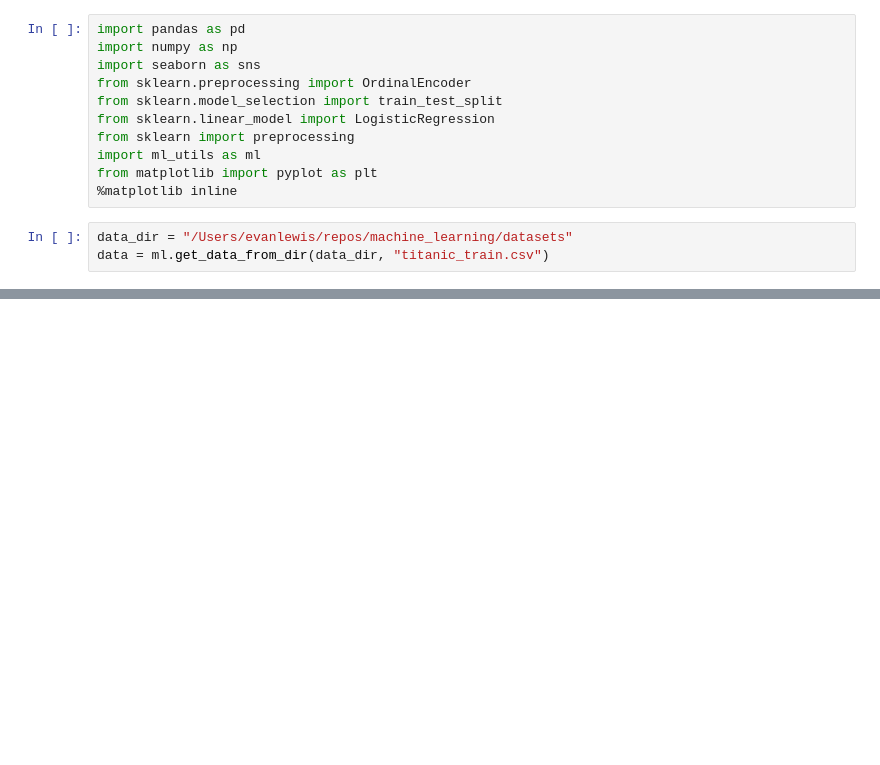
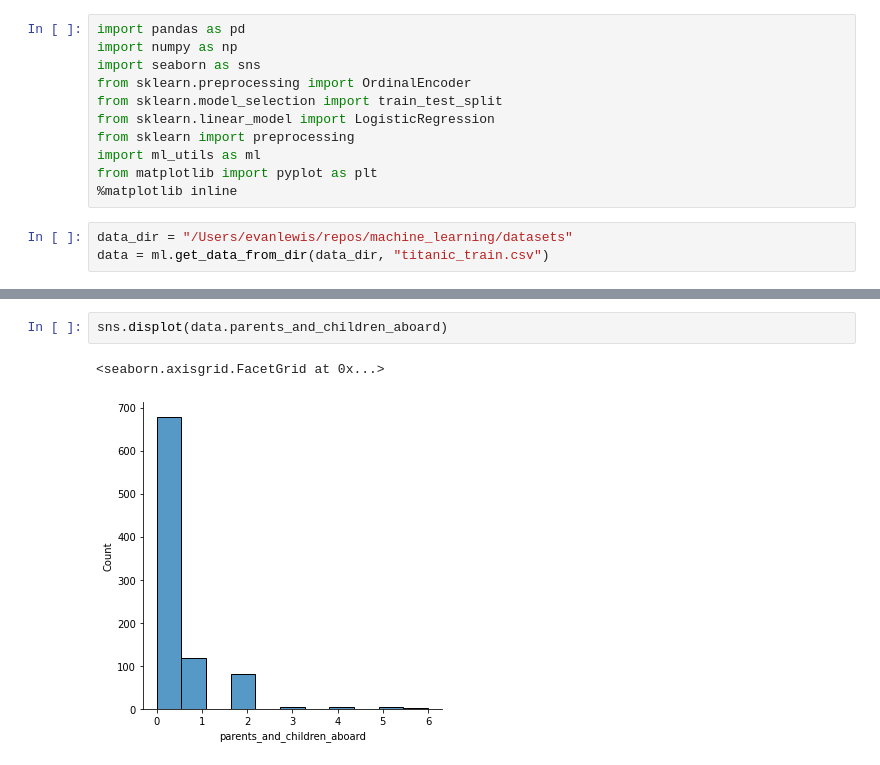
Before and after one commit to nomad-science/ml-utils, a Jupyter notebook: notebooks/Titanic Dataset.ipynb, the cells around one changed output, grey strips where cells are left out. Saved outputs shown, nothing was run; the diff lists cells and outputs as text; blank space fills up the shorter version.

```diff
--- a/notebooks/Titanic Dataset.ipynb
+++ b/notebooks/Titanic Dataset.ipynb
@@ -219,0 +152,5 @@ logistic_regression.score(titanic_train_scaled, titanic_train_labels)
+# %%
+sns.displot(data.parents_and_children_aboard)
+# %% [output]
+<seaborn.axisgrid.FacetGrid at 0x...>
+[figure, added]
```
Also changed, not shown: parts of 58 cells of this notebook.
